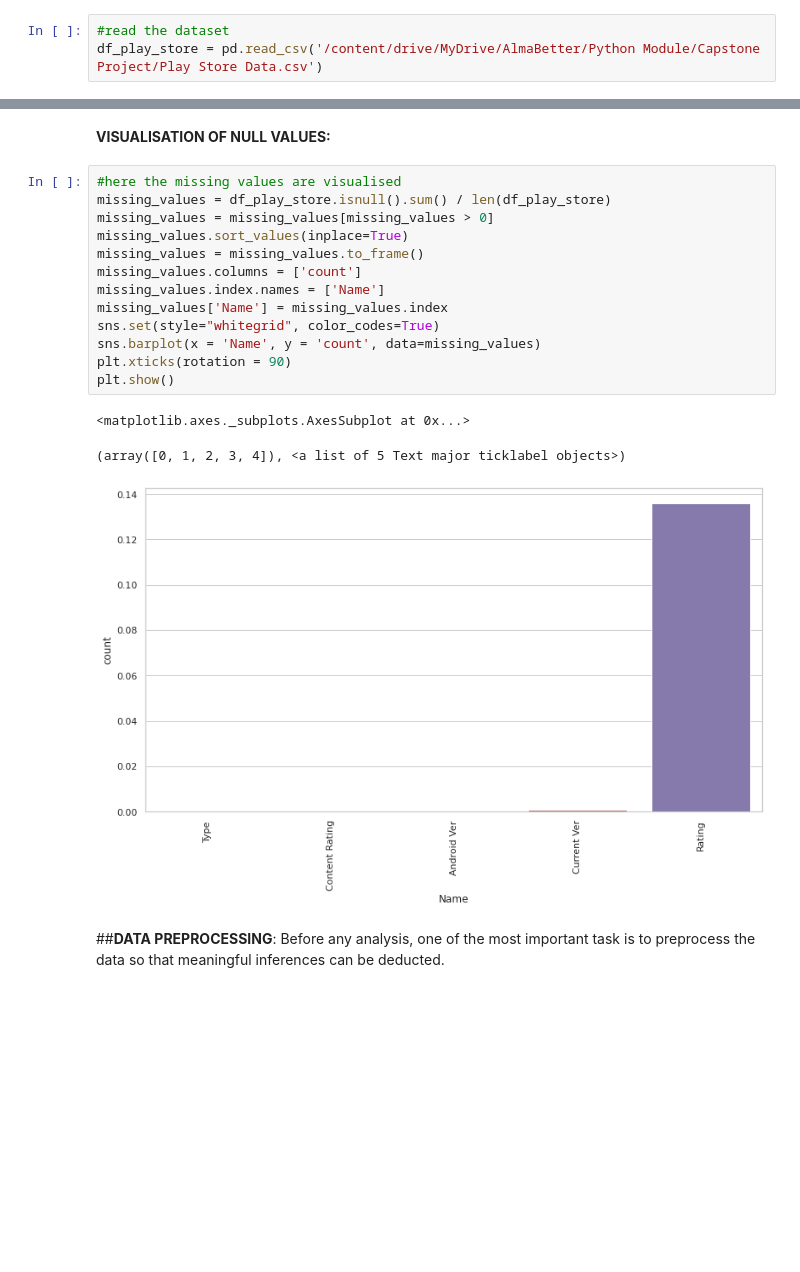
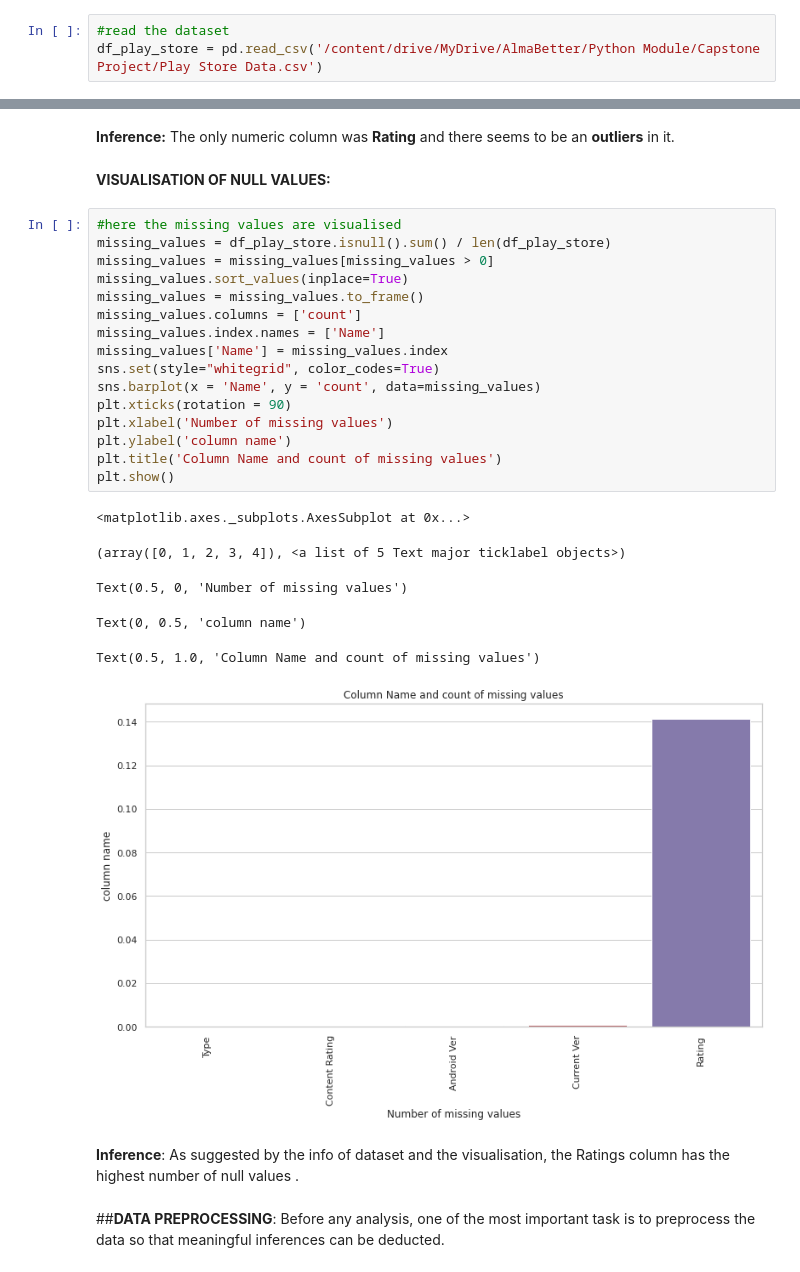
Before and after one commit to nadeeha/play-store-app-review-analysis, a Jupyter notebook: CH_Nadeeha_Play_Store_App_Review_Analysis_Capstone_Project.ipynb, the cells around one changed output, grey strips where cells are left out. Drawn from its saved outputs; the diff is of its cells as text; blank space fills up the shorter version.

Commit message:
Commit to update changes in visualization

```diff
--- a/CH_Nadeeha_Play_Store_App_Review_Analysis_Capstone_Project.ipynb
+++ b/CH_Nadeeha_Play_Store_App_Review_Analysis_Capstone_Project.ipynb
@@ -83,22 +102,32 @@ Except rating all other columns are in object datatype. There are null values pr
+# %% [markdown]
+**Inference:** The only numeric column was **Rating** and there seems to be an **outliers** in it.
 # %% [markdown]
 **VISUALISATION OF NULL VALUES:**
 # %%
 #here the missing values are visualised
 missing_values = df_play_store.isnull().sum() / len(df_play_store)
 missing_values = missing_values[missing_values > 0]
 missing_values.sort_values(inplace=True)
 missing_values = missing_values.to_frame()
 missing_values.columns = ['count']
 missing_values.index.names = ['Name']
 missing_values['Name'] = missing_values.index
 sns.set(style="whitegrid", color_codes=True)
 sns.barplot(x = 'Name', y = 'count', data=missing_values)
 plt.xticks(rotation = 90)
+plt.xlabel('Number of missing values')
+plt.ylabel('column name')
+plt.title('Column Name and count of missing values')
 plt.show()
 # %% [output]
 <matplotlib.axes._subplots.AxesSubplot at 0x...>
 (array([0, 1, 2, 3, 4]), <a list of 5 Text major ticklabel objects>)
+Text(0.5, 0, 'Number of missing values')
+Text(0, 0.5, 'column name')
+Text(0.5, 1.0, 'Column Name and count of missing values')
-[figure, old version]
+[figure, new version]
+# %% [markdown]
+**Inference**: As suggested by the info of dataset and the visualisation, the Ratings column has the highest number of null values .
 # %% [markdown]
 ##**DATA PREPROCESSING**: Before any analysis, one of the most important task is to preprocess the data so that meaningful inferences can be deducted.
 # %% [markdown]
```
Also changed, not shown: parts of 99 cells of this notebook.
